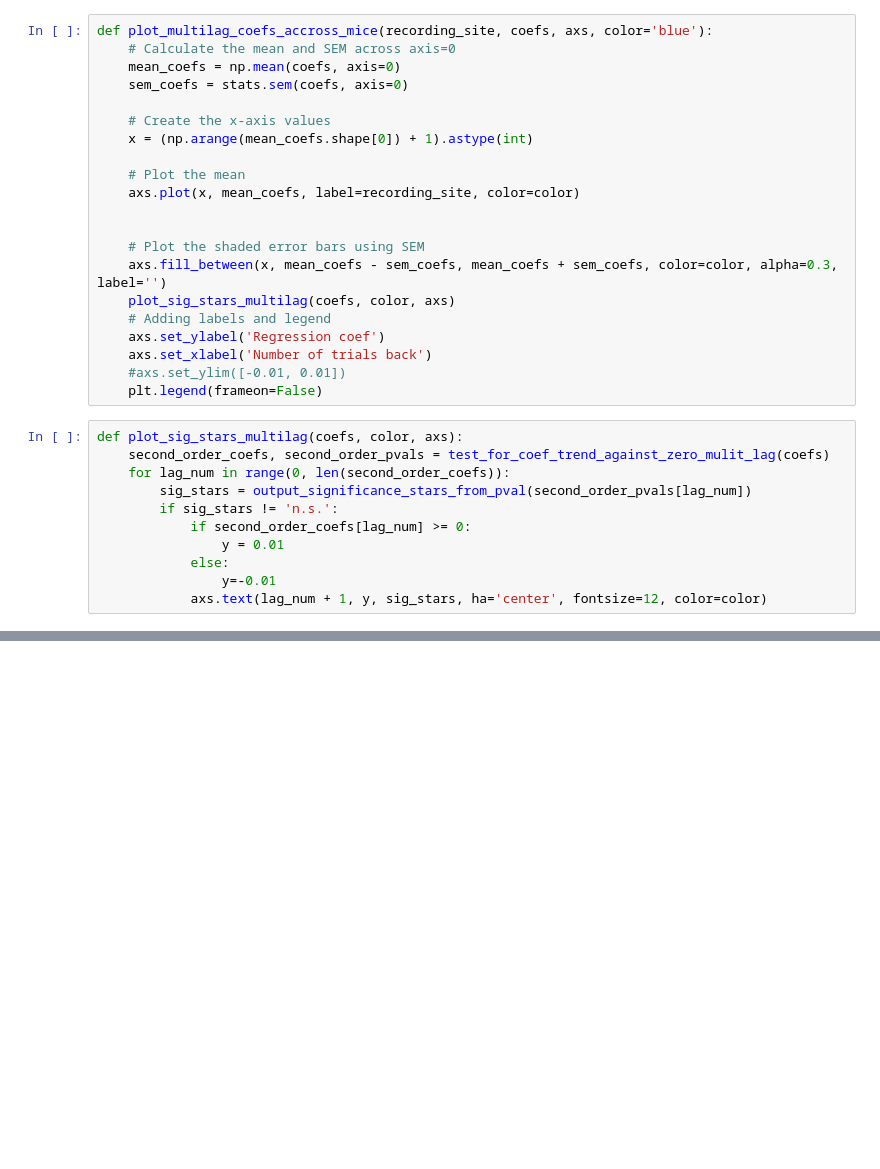
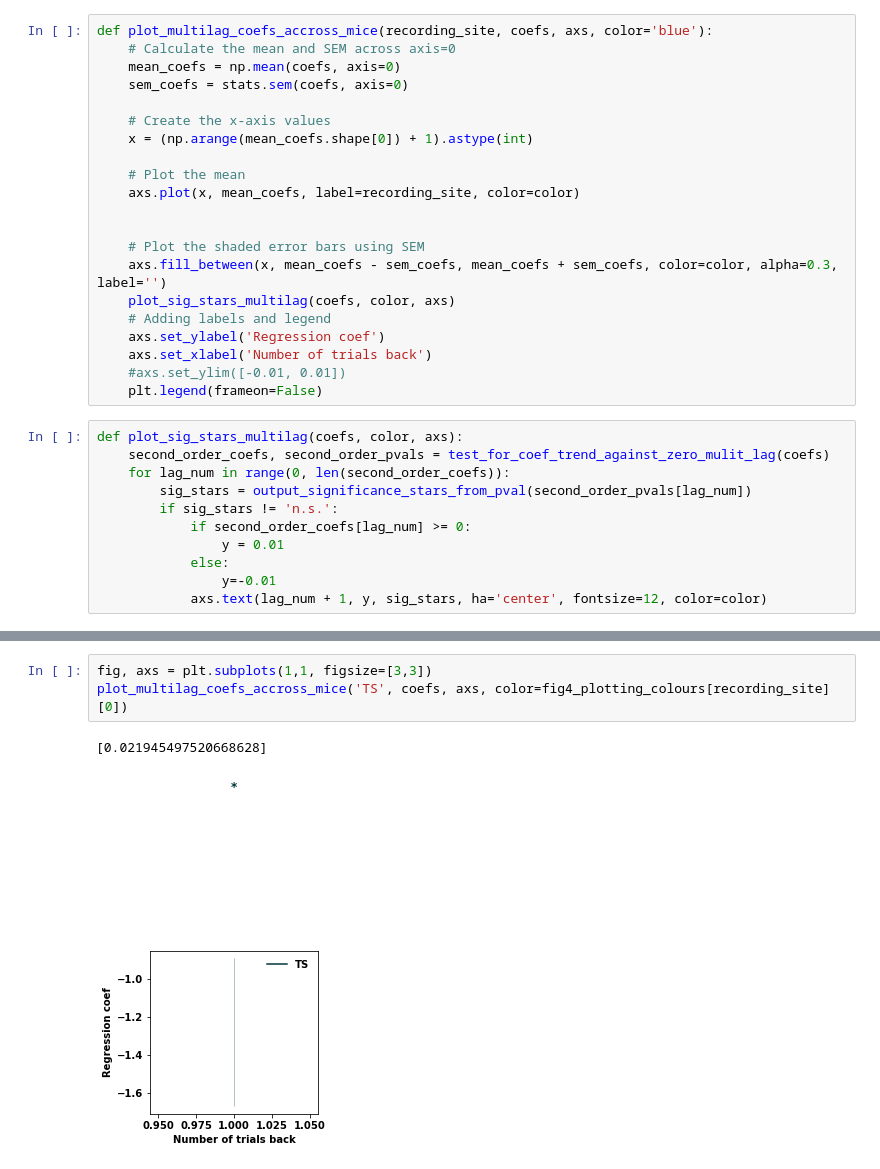
Before and after one commit to fgreenstreet/APE_paper, a Jupyter notebook: bias_analysis/bias_movements.ipynb, the cells around one changed output, grey strips where cells are left out. Saved outputs shown, nothing was run; the diff lists cells and outputs as text; blank space fills up the shorter version.

```diff
--- a/bias_analysis/bias_movements.ipynb
+++ b/bias_analysis/bias_movements.ipynb
@@ -306,0 +322,6 @@ plot_multilag_coefs_accross_mice('TS', coefs, axs, color=fig4_plotting_colours[r
+# %%
+fig, axs = plt.subplots(1,1, figsize=[3,3])
+plot_multilag_coefs_accross_mice('TS', coefs, axs, color=fig4_plotting_colours[recording_site][0])
+# %% [output]
+[0.021945497520668628]
+[figure, added]
```
Also changed, not shown: parts of 19 cells of this notebook, 1 other file.
